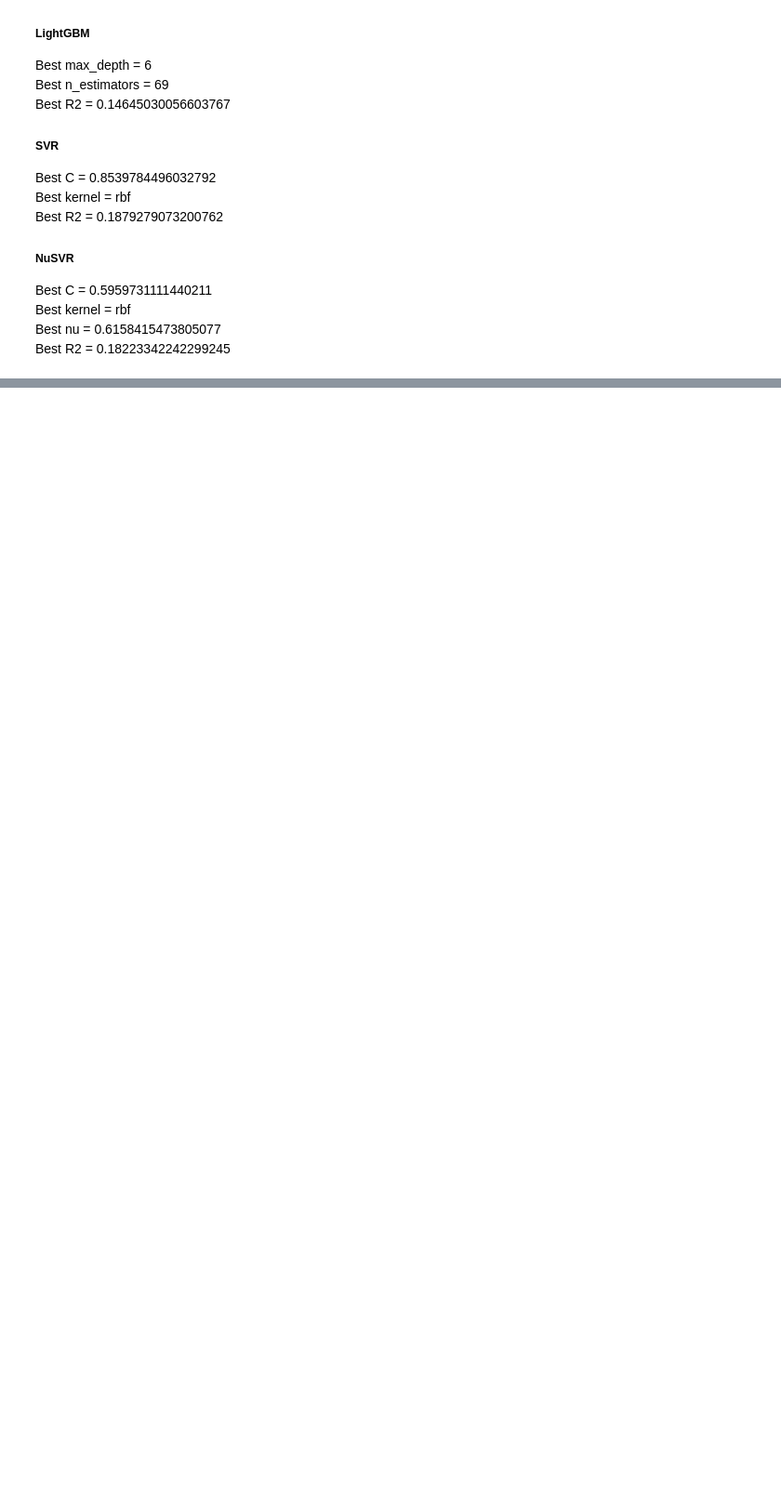
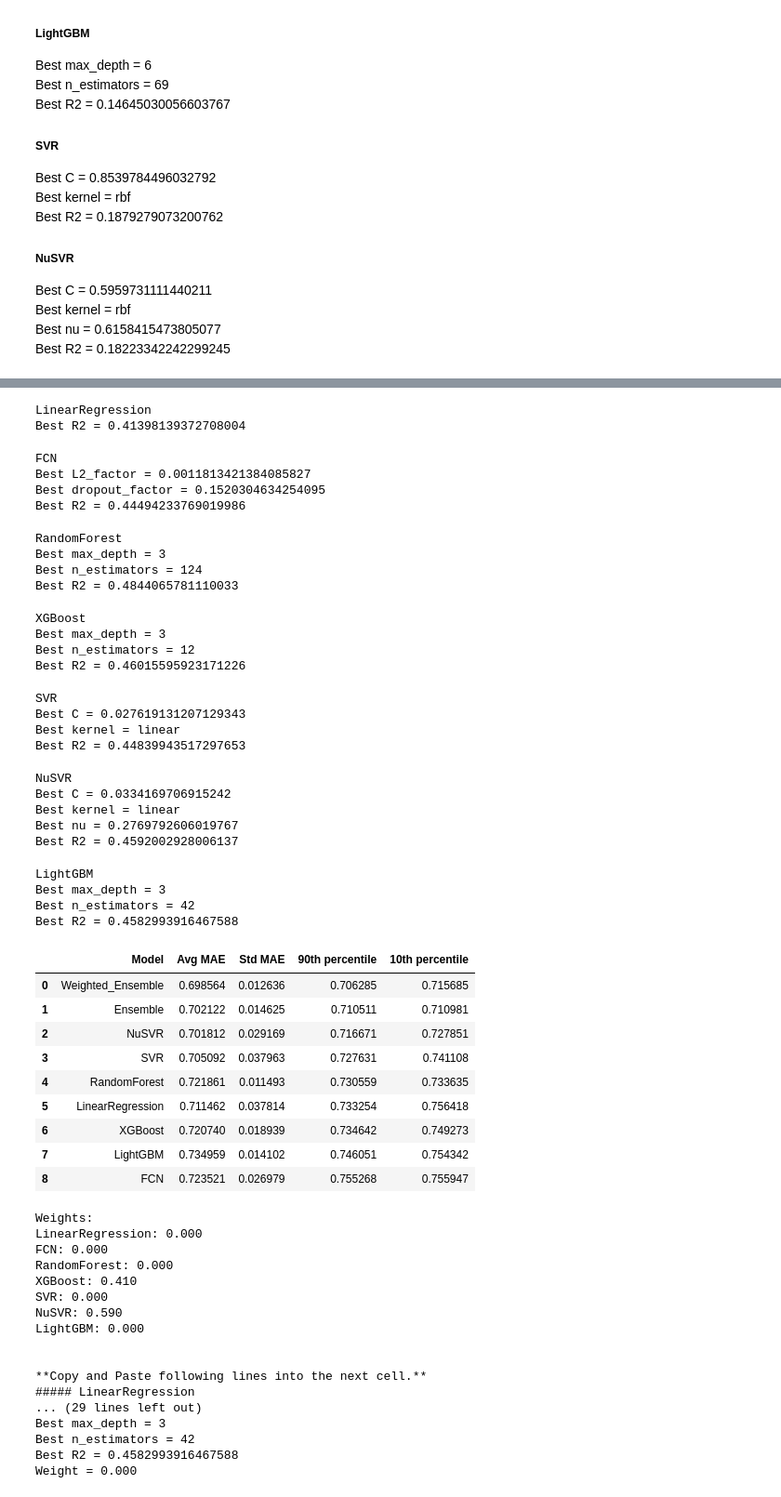
Before and after one commit to skyjadel/Taipower, a Jupyter notebook: Forecast_to_Weather_obs_Hyperparameter.ipynb, the cells around one changed output, grey strips where cells are left out. Shown at 93% size. Cells and saved outputs as stored; diff of their text form; code cells hidden in the pictures; blank space fills up the shorter version.

```diff
--- a/Forecast_to_Weather_obs_Hyperparameter.ipynb
+++ b/Forecast_to_Weather_obs_Hyperparameter.ipynb
@@ -1127,3 +894,71 @@ Best R2 = 0.4780599837245806
+# %%
+Y_feature = '氣溫'
+model_xcols = {
+    'LinearRegression': ['溫度'],
+    'FCN': ['溫度'],
+    'RandomForest': ['溫度'],
+    'XGBoost': ['溫度'],
+    'SVR': ['溫度'],
+    'NuSVR': ['溫度'],
+    'LightGBM': ['溫度'],
+}
+
+flow_control(Y_feature, model_xcols, forecast_obs_df, speed_test=speed_test)
+# %% [output]
+LinearRegression
+Best R2 = 0.41398139372708004
+FCN
+Best L2_factor = 0.0011813421384085827
+Best dropout_factor = 0.1520304634254095
+Best R2 = 0.44494233769019986
+RandomForest
+Best max_depth = 3
+Best n_estimators = 124
+Best R2 = 0.4844065781110033
+XGBoost
+Best max_depth = 3
+Best n_estimators = 12
+Best R2 = 0.46015595923171226
+SVR
+Best C = 0.027619131207129343
+Best kernel = linear
+Best R2 = 0.44839943517297653
+NuSVR
+Best C = 0.0334169706915242
+Best kernel = linear
+Best nu = 0.2769792606019767
+Best R2 = 0.4592002928006137
+LightGBM
+Best max_depth = 3
+Best n_estimators = 42
+Best R2 = 0.4582993916467588
+|  | Model | Avg MAE | Std MAE | 90th percentile | 10th percentile |
+| 0 | Weighted_Ensemble | 0.698564 | 0.012636 | 0.706285 | 0.715685 |
+| 1 | Ensemble | 0.702122 | 0.014625 | 0.710511 | 0.710981 |
+| 2 | NuSVR | 0.701812 | 0.029169 | 0.716671 | 0.727851 |
+| 3 | SVR | 0.705092 | 0.037963 | 0.727631 | 0.741108 |
+| 4 | RandomForest | 0.721861 | 0.011493 | 0.730559 | 0.733635 |
+| 5 | LinearRegression | 0.711462 | 0.037814 | 0.733254 | 0.756418 |
+| 6 | XGBoost | 0.720740 | 0.018939 | 0.734642 | 0.749273 |
+| 7 | LightGBM | 0.734959 | 0.014102 | 0.746051 | 0.754342 |
+| 8 | FCN | 0.723521 | 0.026979 | 0.755268 | 0.755947 |
+Weights:
+LinearRegression: 0.000
+FCN: 0.000
+RandomForest: 0.000
+XGBoost: 0.410
+SVR: 0.000
+NuSVR: 0.590
+LightGBM: 0.000
+
+
+**Copy and Paste following lines into the next cell.**
+##### LinearRegression
+... (29 lines left out)
+Best max_depth = 3
+Best n_estimators = 42
+Best R2 = 0.4582993916467588
+Weight = 0.000
 # %% [markdown]
 ##### FCN
 Best L2_factor = 0.021113413887458573
```
Also changed, not shown: parts of 87 cells of this notebook, 6 other files.
